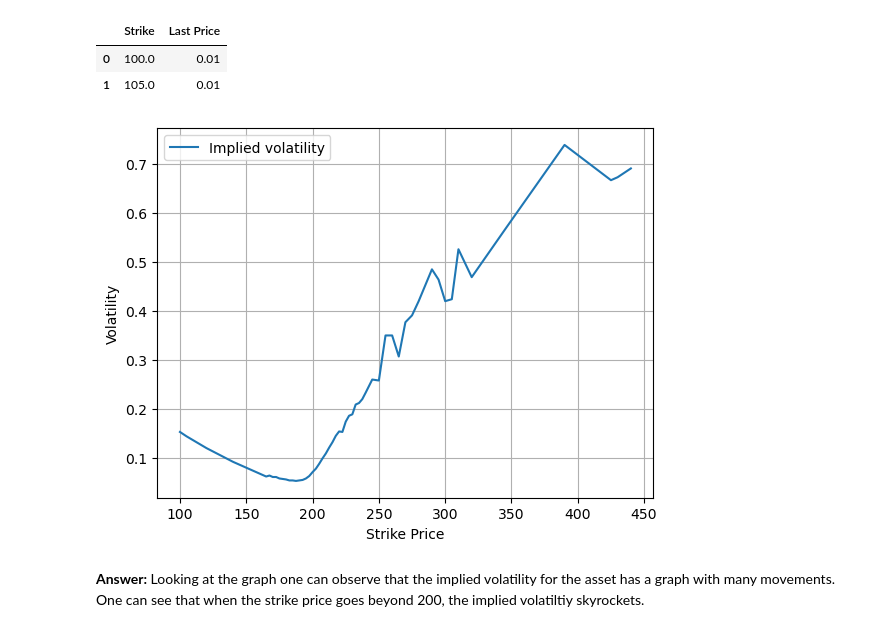
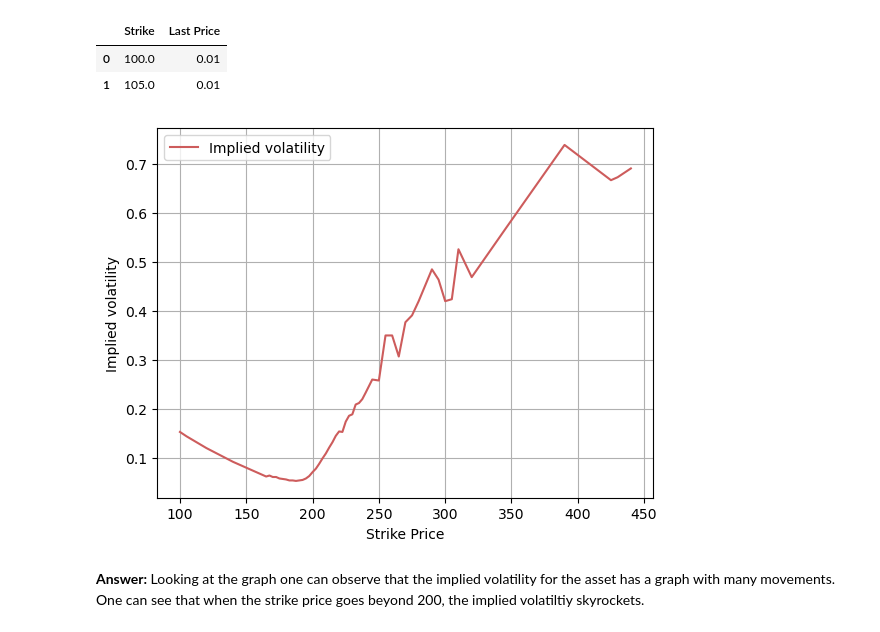
Before and after one commit to DataJakob/Various-School-Projects, a Jupyter notebook: Project_Evaluation_and_Finance/deliverable.ipynb, the cells around one changed output. Saved outputs shown, nothing was run; the diff lists cells and outputs as text; code cells hidden in the pictures.

```diff
--- a/Project_Evaluation_and_Finance/deliverable.ipynb
+++ b/Project_Evaluation_and_Finance/deliverable.ipynb
@@ -44,18 +44,21 @@ for i in range(len(df)):
 # %%
 def scale(X):
     X = np.array(X)
     scaled = (X-X.mean())/X.std()
     return scaled
+
+fig, ax = plt.subplots()
+ax.plot(df['Strike'],vol_list,
+        label='Implied volatility',
+        color='indianred')
+ax.set_xlabel('Strike Price')
+ax.set_ylabel('Implied volatility')
+plt.grid()
+plt.legend()
+plt.show()
+plt.savefig('1c.PNG')
+# %% [output]
+[figure, added]
-# %%
-fig, ax = plt.subplots()
-ax.plot(df['Strike'],vol_list, label='Implied volatility')
-ax.set_xlabel('Strike Price')
-ax.set_ylabel('Volatility')
-plt.grid()
-plt.legend()
-plt.show()
-# %% [output]
-[figure, removed]
 # %% [markdown]
 <b> Answer: </b> Looking at the graph one can observe that the implied volatility for the asset has a graph with many movements. One can see that when the strike price goes beyond 200, the  implied volatiltiy skyrockets.
 # %%
```
Also changed, not shown: 2 other files.
